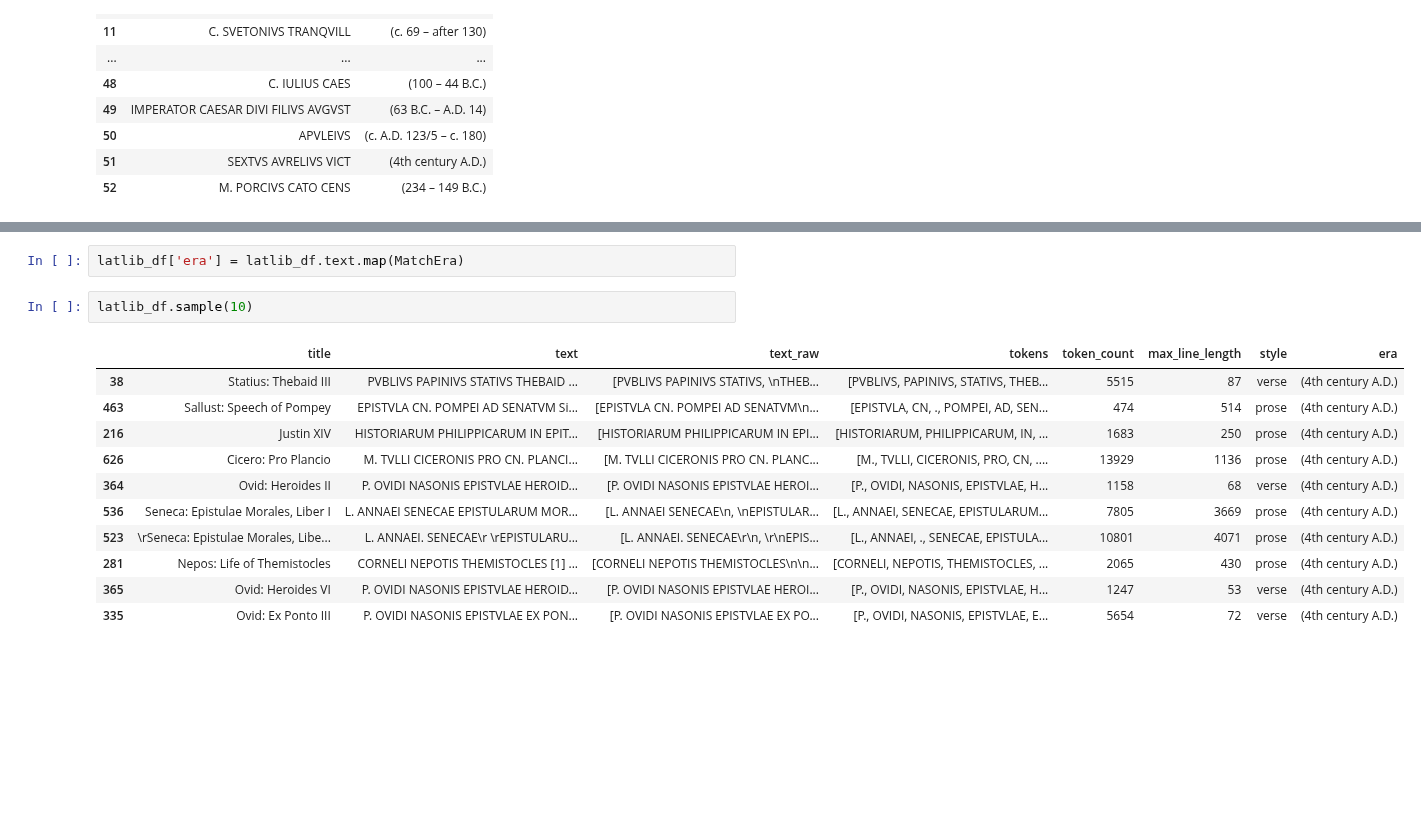
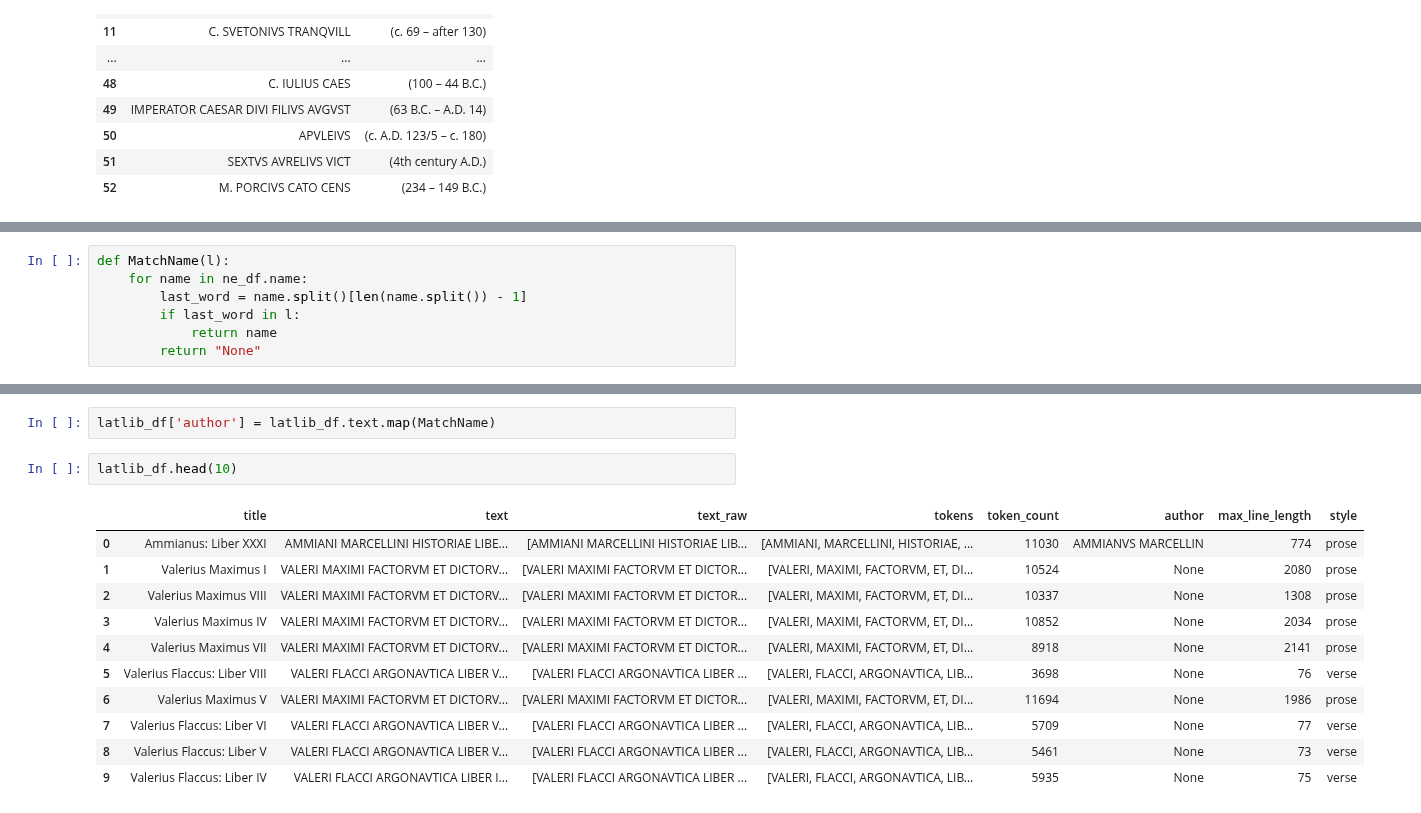
Before and after one commit to Data-Science-for-Linguists-2021/Latin-Vocabulary-Analysis, a Jupyter notebook: AnalysisCode.ipynb, the cells around one changed output, grey strips where cells are left out. Drawn from its saved outputs; the diff is of its cells as text; blank space fills up the shorter version.

```diff
--- a/AnalysisCode.ipynb
+++ b/AnalysisCode.ipynb
@@ -300,0 +307,7 @@ def MatchEra(l):
+# %%
+def MatchName(l):
+    for name in ne_df.name:
+        last_word = name.split()[len(name.split()) - 1]
+        if last_word in l:
+            return name
+        return "None"
@@ -301,16 +326,16 @@ def MatchEra(l):
 # %%
-latlib_df['era'] = latlib_df.text.map(MatchEra)
+latlib_df['author'] = latlib_df.text.map(MatchName)
 # %%
-latlib_df.sample(10)
+latlib_df.head(10)
 # %% [output]
-|  | title | text | text_raw | tokens | token_count | max_line_length | style | era |
-| 38 | Statius: Thebaid III | PVBLIVS PAPINIVS STATIVS THEBAID ... | [PVBLIVS PAPINIVS STATIVS, \nTHEB... | [PVBLIVS, PAPINIVS, STATIVS, THEB... | 5515 | 87 | verse | (4th century A.D.) |
-| 463 | Sallust: Speech of Pompey | EPISTVLA CN. POMPEI AD SENATVM Si... | [EPISTVLA CN. POMPEI AD SENATVM\n... | [EPISTVLA, CN, ., POMPEI, AD, SEN... | 474 | 514 | prose | (4th century A.D.) |
-| 216 | Justin XIV | HISTORIARUM PHILIPPICARUM IN EPIT... | [HISTORIARUM PHILIPPICARUM IN EPI... | [HISTORIARUM, PHILIPPICARUM, IN, ... | 1683 | 250 | prose | (4th century A.D.) |
-| 626 | Cicero: Pro Plancio | M. TVLLI CICERONIS PRO CN. PLANCI... | [M. TVLLI CICERONIS PRO CN. PLANC... | [M., TVLLI, CICERONIS, PRO, CN, .... | 13929 | 1136 | prose | (4th century A.D.) |
-| 364 | Ovid: Heroides II | P. OVIDI NASONIS EPISTVLAE HEROID... | [P. OVIDI NASONIS EPISTVLAE HEROI... | [P., OVIDI, NASONIS, EPISTVLAE, H... | 1158 | 68 | verse | (4th century A.D.) |
-| 536 | Seneca: Epistulae Morales, Liber I | L. ANNAEI SENECAE EPISTULARUM MOR... | [L. ANNAEI SENECAE\n, \nEPISTULAR... | [L., ANNAEI, SENECAE, EPISTULARUM... | 7805 | 3669 | prose | (4th century A.D.) |
-| 523 | \rSeneca: Epistulae Morales, Libe... | L. ANNAEI. SENECAE\r \rEPISTULARU... | [L. ANNAEI. SENECAE\r\n, \r\nEPIS... | [L., ANNAEI, ., SENECAE, EPISTULA... | 10801 | 4071 | prose | (4th century A.D.) |
-| 281 | Nepos: Life of Themistocles | CORNELI NEPOTIS THEMISTOCLES [1] ... | [CORNELI NEPOTIS THEMISTOCLES\n\n... | [CORNELI, NEPOTIS, THEMISTOCLES, ... | 2065 | 430 | prose | (4th century A.D.) |
-| 365 | Ovid: Heroides VI | P. OVIDI NASONIS EPISTVLAE HEROID... | [P. OVIDI NASONIS EPISTVLAE HEROI... | [P., OVIDI, NASONIS, EPISTVLAE, H... | 1247 | 53 | verse | (4th century A.D.) |
-| 335 | Ovid: Ex Ponto III | P. OVIDI NASONIS EPISTVLAE EX PON... | [P. OVIDI NASONIS EPISTVLAE EX PO... | [P., OVIDI, NASONIS, EPISTVLAE, E... | 5654 | 72 | verse | (4th century A.D.) |
+|  | title | text | text_raw | tokens | token_count | author | max_line_length | style |
+| 0 | Ammianus: Liber XXXI | AMMIANI MARCELLINI HISTORIAE LIBE... | [AMMIANI MARCELLINI HISTORIAE LIB... | [AMMIANI, MARCELLINI, HISTORIAE, ... | 11030 | AMMIANVS MARCELLIN | 774 | prose |
+| 1 | Valerius Maximus I | VALERI MAXIMI FACTORVM ET DICTORV... | [VALERI MAXIMI FACTORVM ET DICTOR... | [VALERI, MAXIMI, FACTORVM, ET, DI... | 10524 | None | 2080 | prose |
+| 2 | Valerius Maximus VIII | VALERI MAXIMI FACTORVM ET DICTORV... | [VALERI MAXIMI FACTORVM ET DICTOR... | [VALERI, MAXIMI, FACTORVM, ET, DI... | 10337 | None | 1308 | prose |
+| 3 | Valerius Maximus IV | VALERI MAXIMI FACTORVM ET DICTORV... | [VALERI MAXIMI FACTORVM ET DICTOR... | [VALERI, MAXIMI, FACTORVM, ET, DI... | 10852 | None | 2034 | prose |
+| 4 | Valerius Maximus VII | VALERI MAXIMI FACTORVM ET DICTORV... | [VALERI MAXIMI FACTORVM ET DICTOR... | [VALERI, MAXIMI, FACTORVM, ET, DI... | 8918 | None | 2141 | prose |
+| 5 | Valerius Flaccus: Liber VIII | VALERI FLACCI ARGONAVTICA LIBER V... | [VALERI FLACCI ARGONAVTICA LIBER ... | [VALERI, FLACCI, ARGONAVTICA, LIB... | 3698 | None | 76 | verse |
+| 6 | Valerius Maximus V | VALERI MAXIMI FACTORVM ET DICTORV... | [VALERI MAXIMI FACTORVM ET DICTOR... | [VALERI, MAXIMI, FACTORVM, ET, DI... | 11694 | None | 1986 | prose |
+| 7 | Valerius Flaccus: Liber VI | VALERI FLACCI ARGONAVTICA LIBER V... | [VALERI FLACCI ARGONAVTICA LIBER ... | [VALERI, FLACCI, ARGONAVTICA, LIB... | 5709 | None | 77 | verse |
+| 8 | Valerius Flaccus: Liber V | VALERI FLACCI ARGONAVTICA LIBER V... | [VALERI FLACCI ARGONAVTICA LIBER ... | [VALERI, FLACCI, ARGONAVTICA, LIB... | 5461 | None | 73 | verse |
+| 9 | Valerius Flaccus: Liber IV | VALERI FLACCI ARGONAVTICA LIBER I... | [VALERI FLACCI ARGONAVTICA LIBER ... | [VALERI, FLACCI, ARGONAVTICA, LIB... | 5935 | None | 75 | verse |
```
Also changed, not shown: parts of 6 cells of this notebook.
